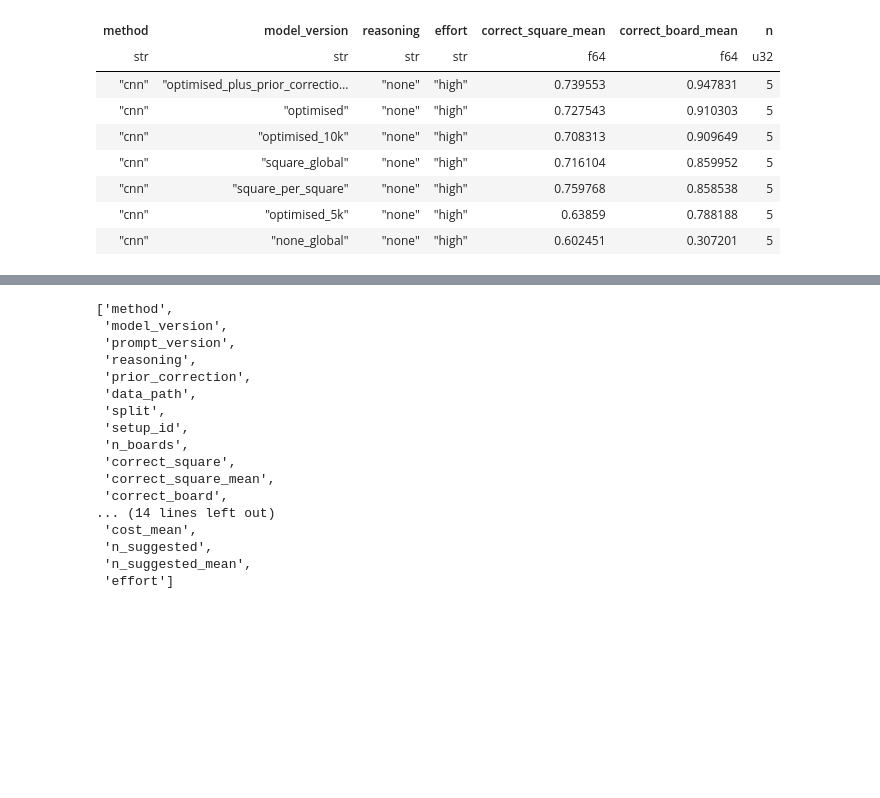
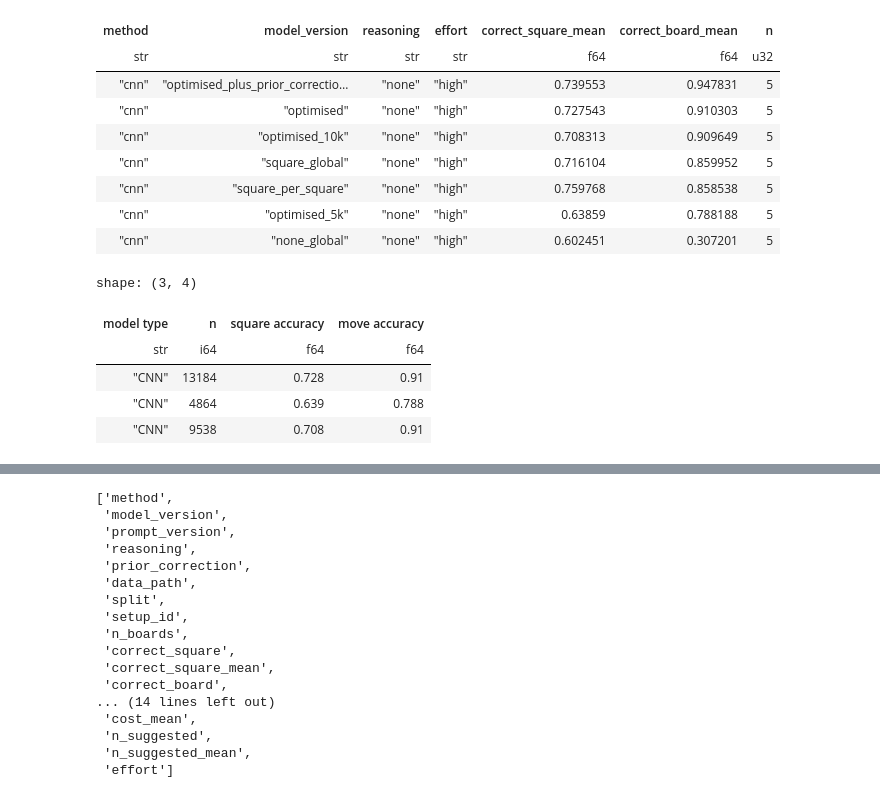
Before and after one commit to felixfabricius/robot-chess-commentator, a Jupyter notebook: evaluation/eval.ipynb, the cells around one changed output, grey strips where cells are left out. Drawn from its saved outputs; the diff is of its cells as text; code cells hidden in the pictures; blank space fills up the shorter version.

```diff
--- a/evaluation/eval.ipynb
+++ b/evaluation/eval.ipynb
@@ -29,6 +29,32 @@ shape: (7, 7)
 | "cnn" | "square_per_square" | "none" | "high" | 0.759768 | 0.858538 | 5 |
 | "cnn" | "optimised_5k" | "none" | "high" | 0.63859 | 0.788188 | 5 |
 | "cnn" | "none_global" | "none" | "high" | 0.602451 | 0.307201 | 5 |
+# %%
+(
+    df.filter(
+        pl.col("model_version").str.starts_with("optimised"),
+        ~pl.col("model_version").str.contains("prior"),
+        pl.col("split").eq("val")
+    )
+    .group_by("method", "model_version")
+    .agg(
+        pl.col("correct_square_mean").mean(),
+        pl.col("correct_board_mean").mean()
+    )
+    .select(
+        pl.col("method").replace_strict({"cnn": "CNN"}).alias("model type"),
+        pl.col("model_version").replace_strict({"optimised": 13184, "optimised_10k": 9538, "optimised_5k": 4864}).alias("n"),
+        pl.col("correct_square_mean").round(3).alias("square accuracy"),
+        pl.col("correct_board_mean").round(3).alias("move accuracy")
+    )
+)
+# %% [output]
+shape: (3, 4)
+| model type | n | square accuracy | move accuracy |
+| str | i64 | f64 | f64 |
+| "CNN" | 13184 | 0.728 | 0.91 |
+| "CNN" | 4864 | 0.639 | 0.788 |
+| "CNN" | 9538 | 0.708 | 0.91 |
 # %%
 model_version_map = {
     "claude-opus-5": "Opus 5",
```
Also changed, not shown: parts of 4 cells of this notebook, 13 other files.
